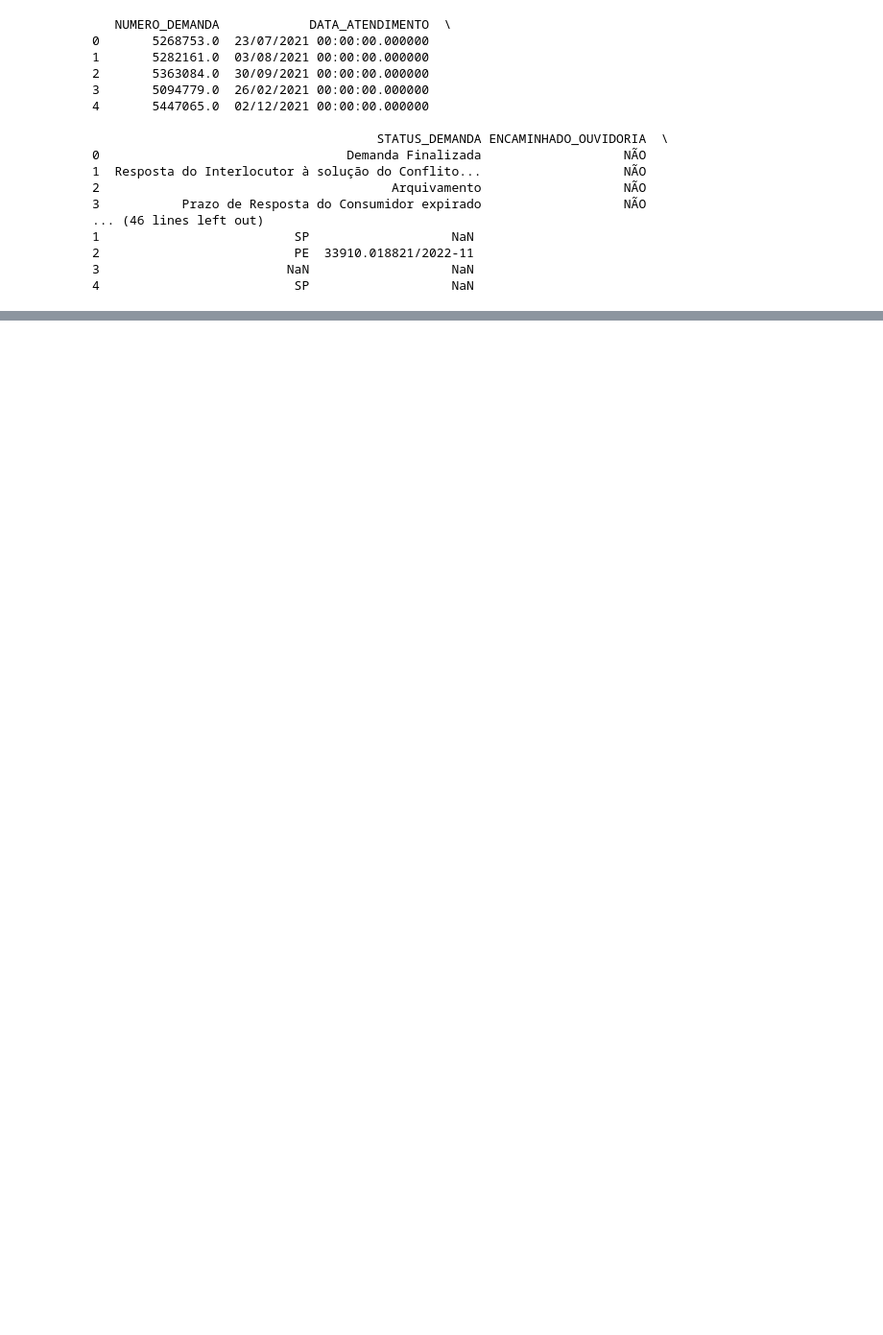
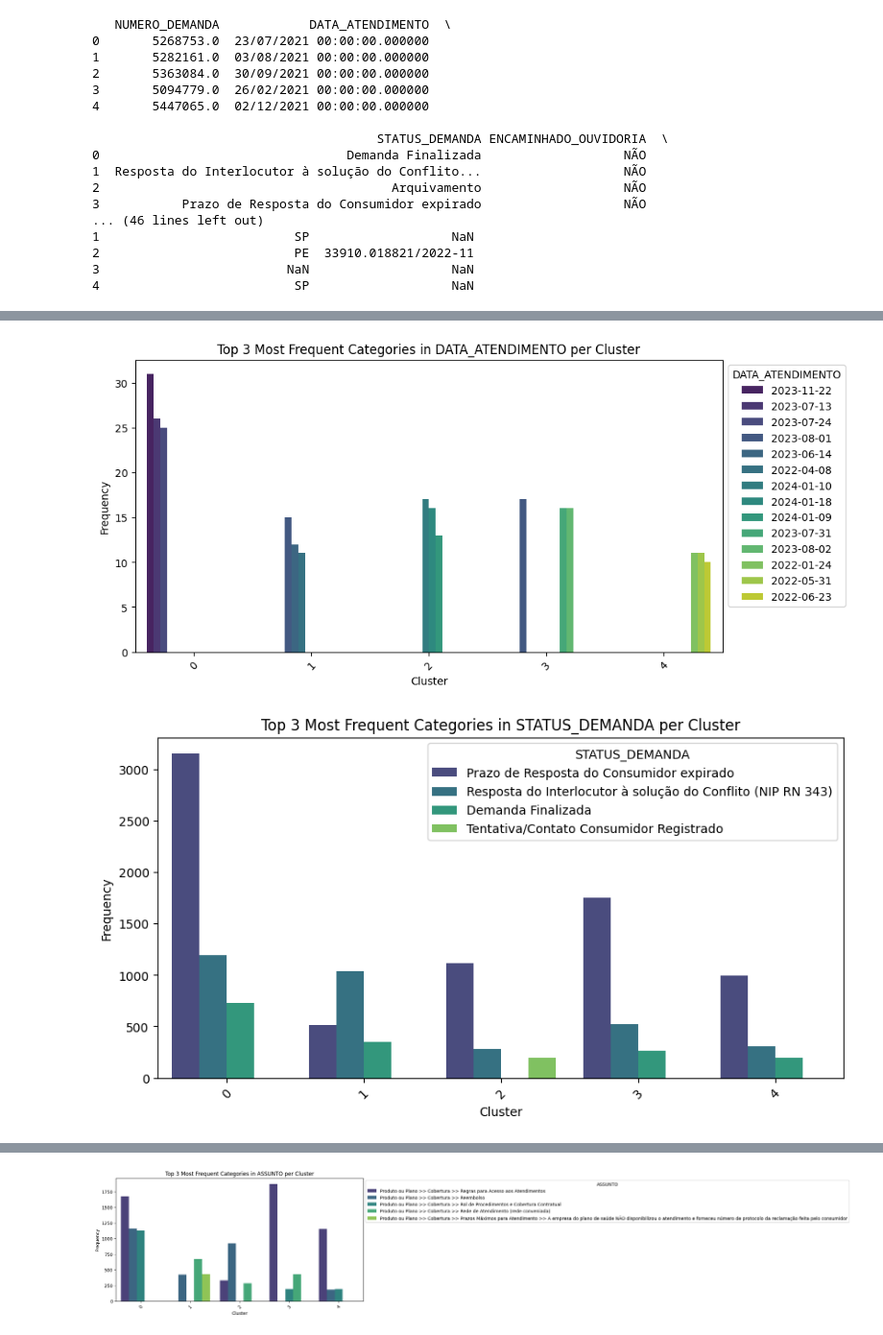
Before and after one commit to andzagz/sc-healthcare-trends, a Jupyter notebook: cluster_ouvidoria.ipynb, the cells around one changed output, grey strips where cells are left out. Shown at 96% size. Cells and saved outputs as stored; diff of their text form; code cells hidden in the pictures; blank space fills up the shorter version.

```diff
--- a/cluster_ouvidoria.ipynb
+++ b/cluster_ouvidoria.ipynb
@@ -217,0 +450,12 @@ ValueError: could not convert string to float: 'Demanda Finalizada'
+# %%
+# 📥 1. Import CSV
+import pandas as pd
+
+# Path
+caminho_arquivo = "/content/drive/MyDrive/Colab Notebooks/Case beneficiarios/df_clusterizado.csv"
+
+# Define DF
+df = pd.read_csv(caminho_arquivo)
+
+# head
+df.head(2)
@@ -217,0 +490,31 @@ ValueError: could not convert string to float: 'Demanda Finalizada'
+# %%
+import pandas as pd
+import matplotlib.pyplot as plt
+import seaborn as sns
+
+# Define the features to analyze (excluding the 'CLUSTER' column) to check if clusters are defined
+features = df.columns.tolist()
+features.remove("CLUSTER")
+
+# Loop through each feature and generate a bar chart
+for feature in features:
+    plt.figure(figsize=(10, 5))
+
+    # Count category occurrences within each cluster
+    top_categories = df.groupby("CLUSTER")[feature].value_counts().reset_index(name="count")
+
+    # Select the top 3 most frequent categories for each cluster
+    top3 = top_categories.groupby("CLUSTER").head(3)
+
+    # Plot the grouped bar chart
+    sns.barplot(x="CLUSTER", y="count", hue=feature, data=top3, palette="viridis")
+
+    plt.title(f"Top 3 Most Frequent Categories in {feature} per Cluster")
+    plt.xlabel("Cluster")
+    plt.ylabel("Frequency")
+    plt.legend(title=feature, bbox_to_anchor=(1, 1))
+    plt.xticks(rotation=45)
+    plt.show()
+# %% [output]
+[figure, added]
+[figure, added]
@@ -217,0 +522 @@ ValueError: could not convert string to float: 'Demanda Finalizada'
+[figure, added]
```
Also changed, not shown: parts of 28 cells of this notebook.
